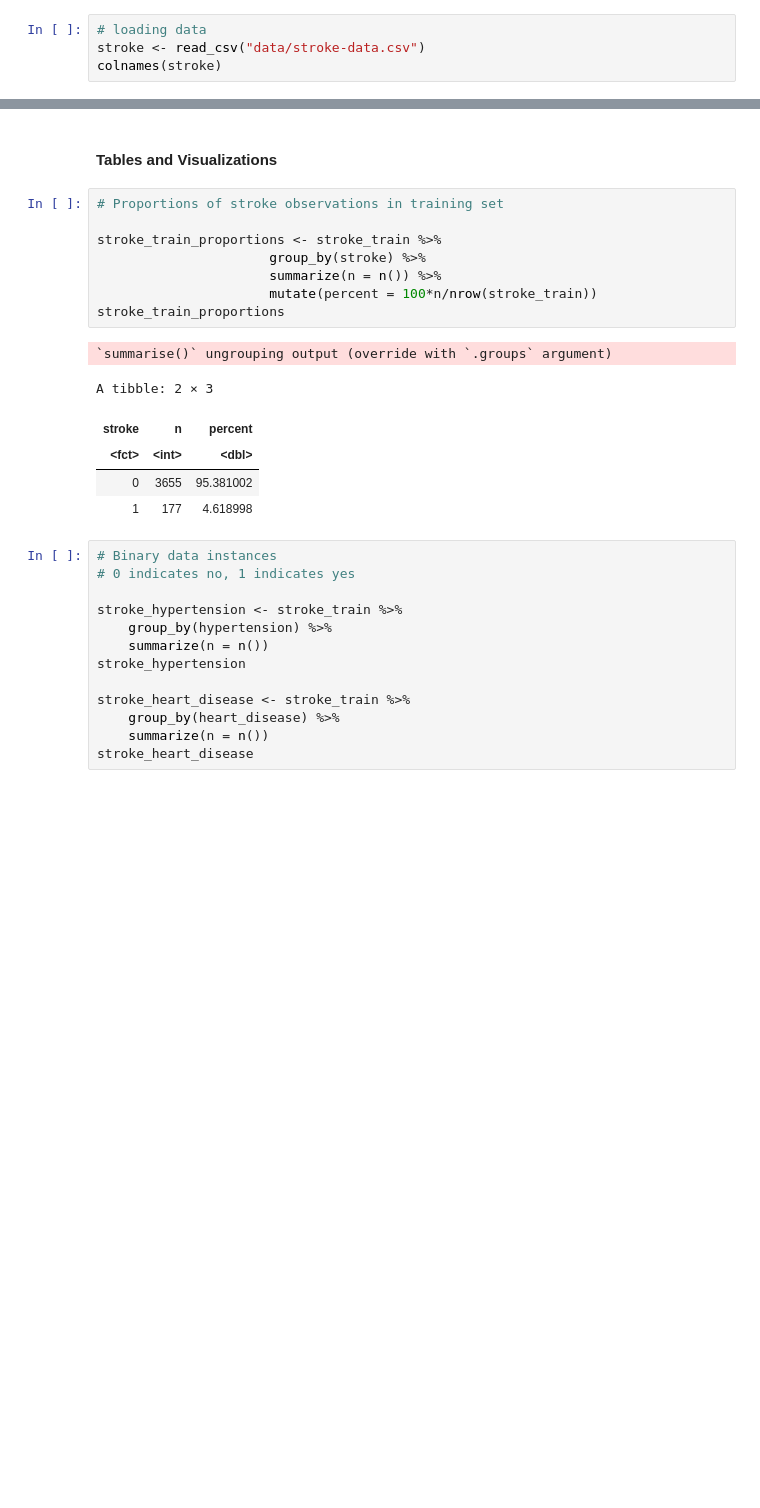
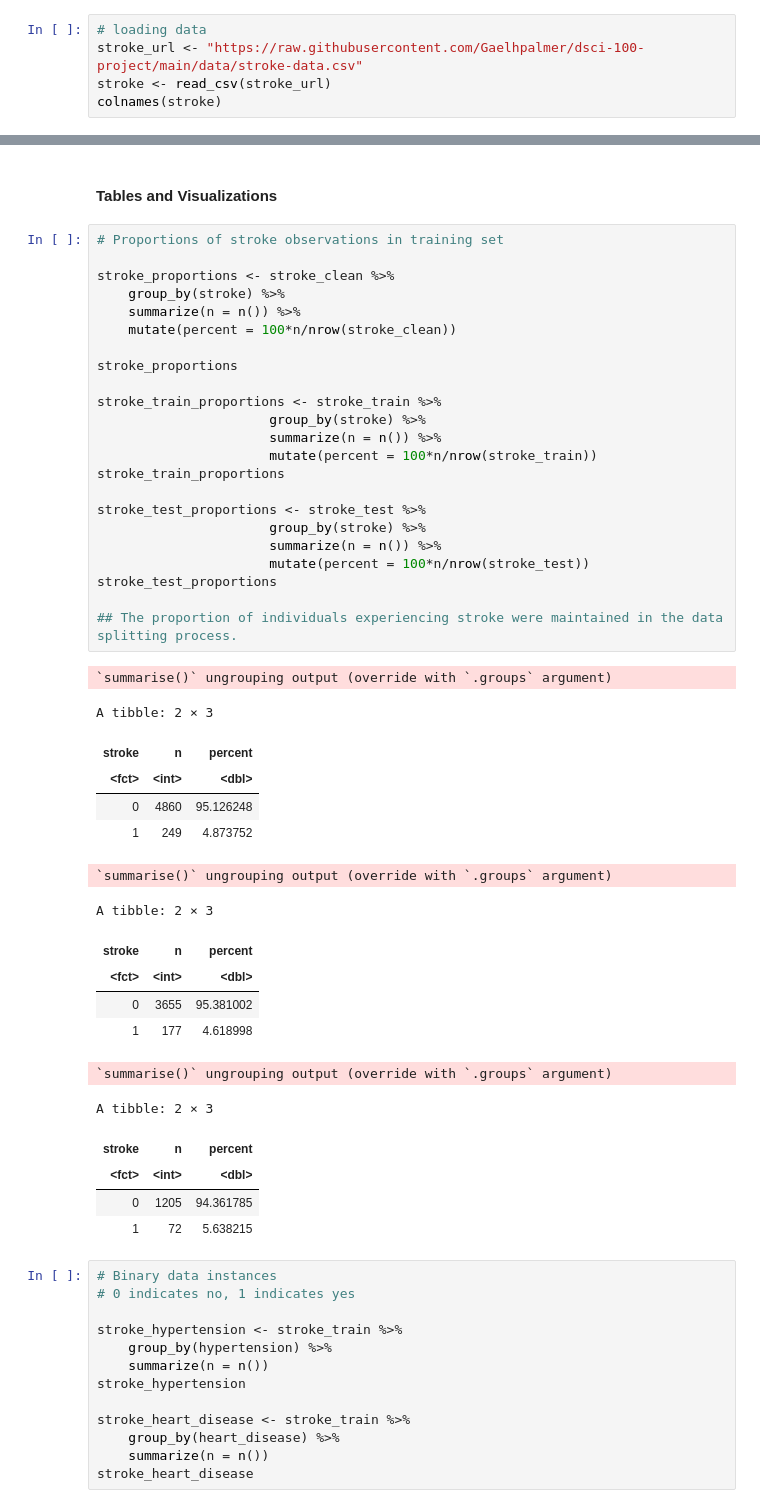
Before and after one commit to Gaelhpalmer/dsci-100-project, a Jupyter notebook: project_proposal.ipynb, the cells around one changed output, grey strips where cells are left out. Saved outputs shown, nothing was run; the diff lists cells and outputs as text; blank space fills up the shorter version.

```diff
--- a/project_proposal.ipynb
+++ b/project_proposal.ipynb
@@ -25,6 +43,7 @@ library(tidymodels)
 # %%
 # loading data
-stroke <- read_csv("data/stroke-data.csv")
+stroke_url <- "https://raw.githubusercontent.com/Gaelhpalmer/dsci-100-project/main/data/stroke-data.csv"
+stroke <- read_csv(stroke_url)
 colnames(stroke)
 # %% [output]
 Parsed with column specification:
@@ -130,19 +150,46 @@ stroke_test <- testing(stroke_split)
 #### Tables and Visualizations ####
 # %%
 # Proportions of stroke observations in training set
+
+stroke_proportions <- stroke_clean %>%
+    group_by(stroke) %>%
+    summarize(n = n()) %>%
+    mutate(percent = 100*n/nrow(stroke_clean))
+
+stroke_proportions
 
 stroke_train_proportions <- stroke_train %>%
                       group_by(stroke) %>%
                       summarize(n = n()) %>%
                       mutate(percent = 100*n/nrow(stroke_train))
 stroke_train_proportions
+
+stroke_test_proportions <- stroke_test %>%
+                      group_by(stroke) %>%
+                      summarize(n = n()) %>%
+                      mutate(percent = 100*n/nrow(stroke_test))
+stroke_test_proportions
+
+## The proportion of individuals experiencing stroke were maintained in the data splitting process.
 # %% [output]
 `summarise()` ungrouping output (override with `.groups` argument)
 A tibble: 2 × 3
 | stroke | n | percent |
 | <fct> | <int> | <dbl> |
-| 0 | 3655 | 95.381002 |
-| 1 | 177 | 4.618998 |
+| 0 | 4860 | 95.126248 |
+| 1 | 249 | 4.873752 |
+`summarise()` ungrouping output (override with `.groups` argument)
+A tibble: 2 × 3
+| stroke | n | percent |
+| <fct> | <int> | <dbl> |
+| 0 | 3655 | 95.381002 |
+| 1 | 177 | 4.618998 |
+`summarise()` ungrouping output (override with `.groups` argument)
+A tibble: 2 × 3
+| stroke | n | percent |
+| <fct> | <int> | <dbl> |
+| 0 | 1205 | 94.361785 |
+| 1 | 72 | 5.638215 |
 # %%
 # Binary data instances
 # 0 indicates no, 1 indicates yes
```
Also changed, not shown: parts of 15 cells of this notebook.
